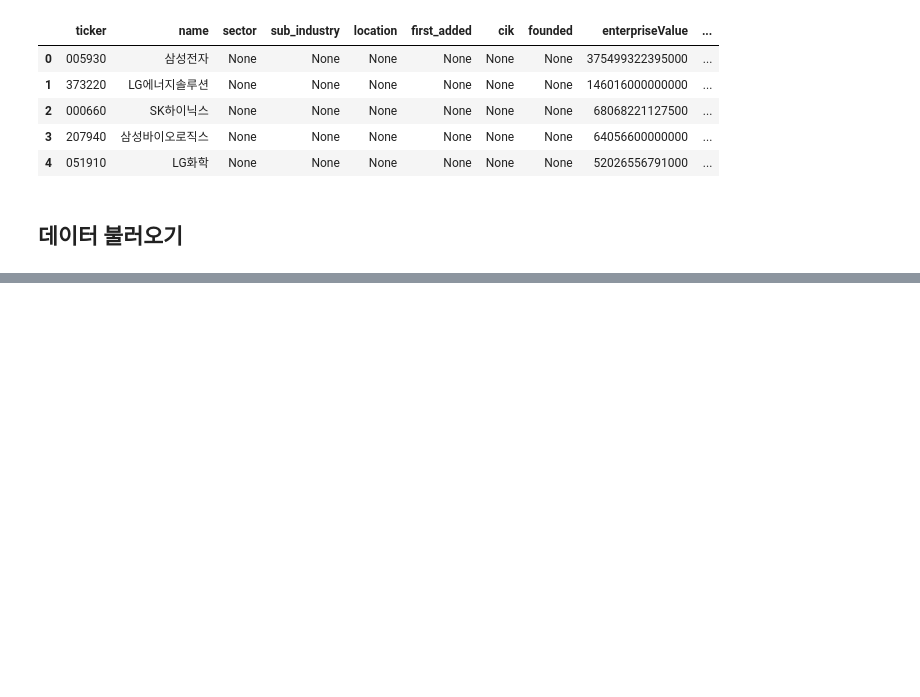
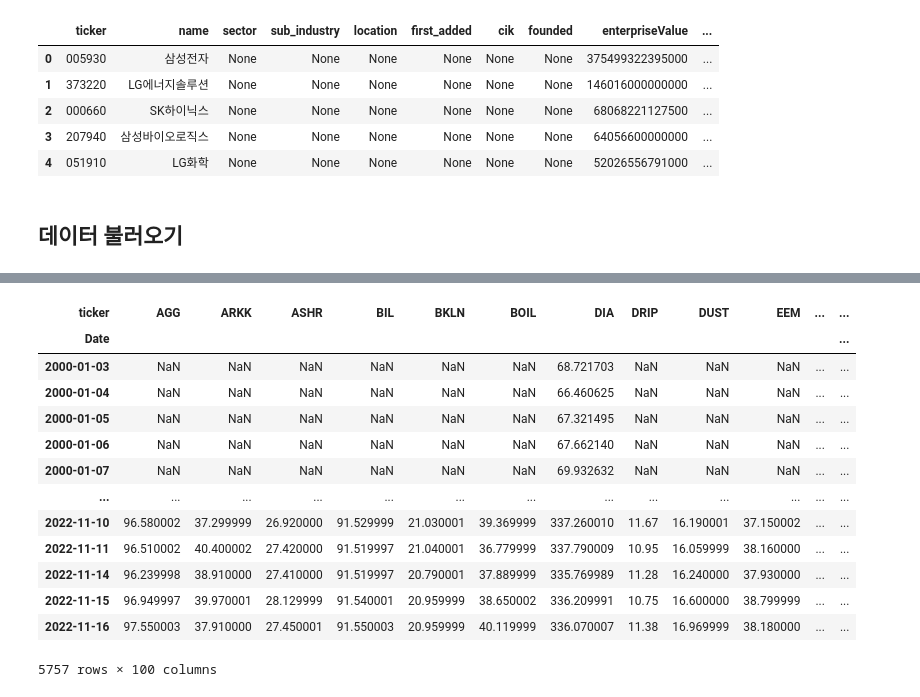
Before and after one commit to xikest/mlfi, a Jupyter notebook: quick_sheet_Data.ipynb, the cells around one changed output, grey strips where cells are left out. Drawn from its saved outputs; the diff is of its cells as text; code cells hidden in the pictures; blank space fills up the shorter version.

```diff
--- a/quick_sheet_Data.ipynb
+++ b/quick_sheet_Data.ipynb
@@ -89,0 +127,32 @@ snp500.get_data().data_engineered.unstack('ticker')
+# %%
+context = Context()
+# %%
+ etf_us=FunctionPath.Pickle.load_from_pickle('etf_us')
+# %%
+ context.profiles = etf_us.profiles.iloc[:100,:]
+# %%
+# 가격 데이터 저장
+tickers = context.profiles.reset_index().loc[:,'ticker'] #정보 객체에서 ticket만 추출하여 반환
+data_src = context.profiles.reset_index().loc[:,'data_src']
+
+gen_prices = Prices.load_from_web(tickers, data_src= data_src,  start='2000-1-1', end='2022-12-31')  #가격 반환을 위한 제너레이터
+prices_volumes = pd.concat([price for price in gen_prices]).loc[:,['Adj Close', 'Volume']].unstack('ticker')
+context.prices = prices_volumes.loc[:,'Adj Close']  # 가격
+context.volumes = prices_volumes.loc[:,'Volume']  #거래량
+# %%
+context.prices
+# %% [output]
+| ticker | AGG | ARKK | ASHR | BIL | BKLN | BOIL | DIA | DRIP | DUST | EEM | ... | ... |
+| Date |  |  |  |  |  |  |  |  |  |  |  | ... |
+| 2000-01-03 | NaN | NaN | NaN | NaN | NaN | NaN | 68.721703 | NaN | NaN | NaN | ... | ... |
+| 2000-01-04 | NaN | NaN | NaN | NaN | NaN | NaN | 66.460625 | NaN | NaN | NaN | ... | ... |
+| 2000-01-05 | NaN | NaN | NaN | NaN | NaN | NaN | 67.321495 | NaN | NaN | NaN | ... | ... |
+| 2000-01-06 | NaN | NaN | NaN | NaN | NaN | NaN | 67.662140 | NaN | NaN | NaN | ... | ... |
+| 2000-01-07 | NaN | NaN | NaN | NaN | NaN | NaN | 69.932632 | NaN | NaN | NaN | ... | ... |
+| ... | ... | ... | ... | ... | ... | ... | ... | ... | ... | ... | ... | ... |
+| 2022-11-10 | 96.580002 | 37.299999 | 26.920000 | 91.529999 | 21.030001 | 39.369999 | 337.260010 | 11.67 | 16.190001 | 37.150002 | ... | ... |
+| 2022-11-11 | 96.510002 | 40.400002 | 27.420000 | 91.519997 | 21.040001 | 36.779999 | 337.790009 | 10.95 | 16.059999 | 38.160000 | ... | ... |
+| 2022-11-14 | 96.239998 | 38.910000 | 27.410000 | 91.519997 | 20.790001 | 37.889999 | 335.769989 | 11.28 | 16.240000 | 37.930000 | ... | ... |
+| 2022-11-15 | 96.949997 | 39.970001 | 28.129999 | 91.540001 | 20.959999 | 38.650002 | 336.209991 | 10.75 | 16.600000 | 38.799999 | ... | ... |
+| 2022-11-16 | 97.550003 | 37.910000 | 27.450001 | 91.550003 | 20.959999 | 40.119999 | 336.070007 | 11.38 | 16.969999 | 38.180000 | ... | ... |
+5757 rows × 100 columns
```
Also changed, not shown: parts of 6 cells of this notebook, 3 other files.
